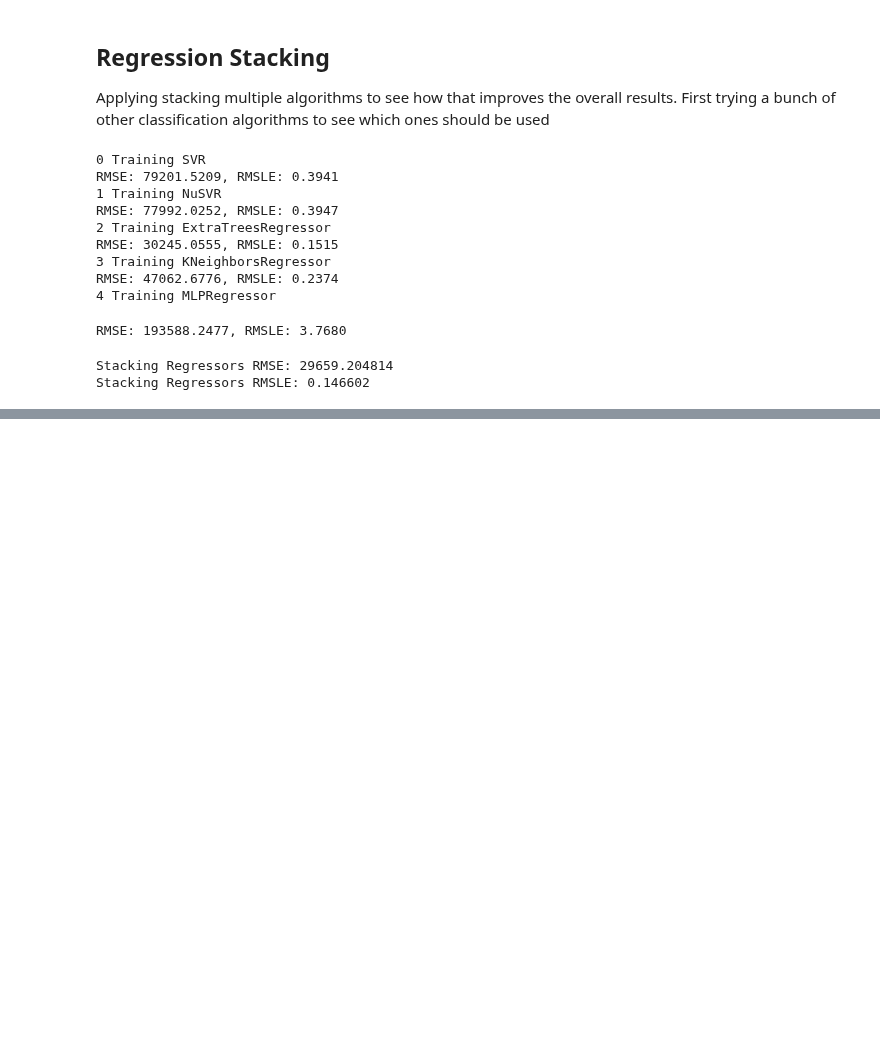
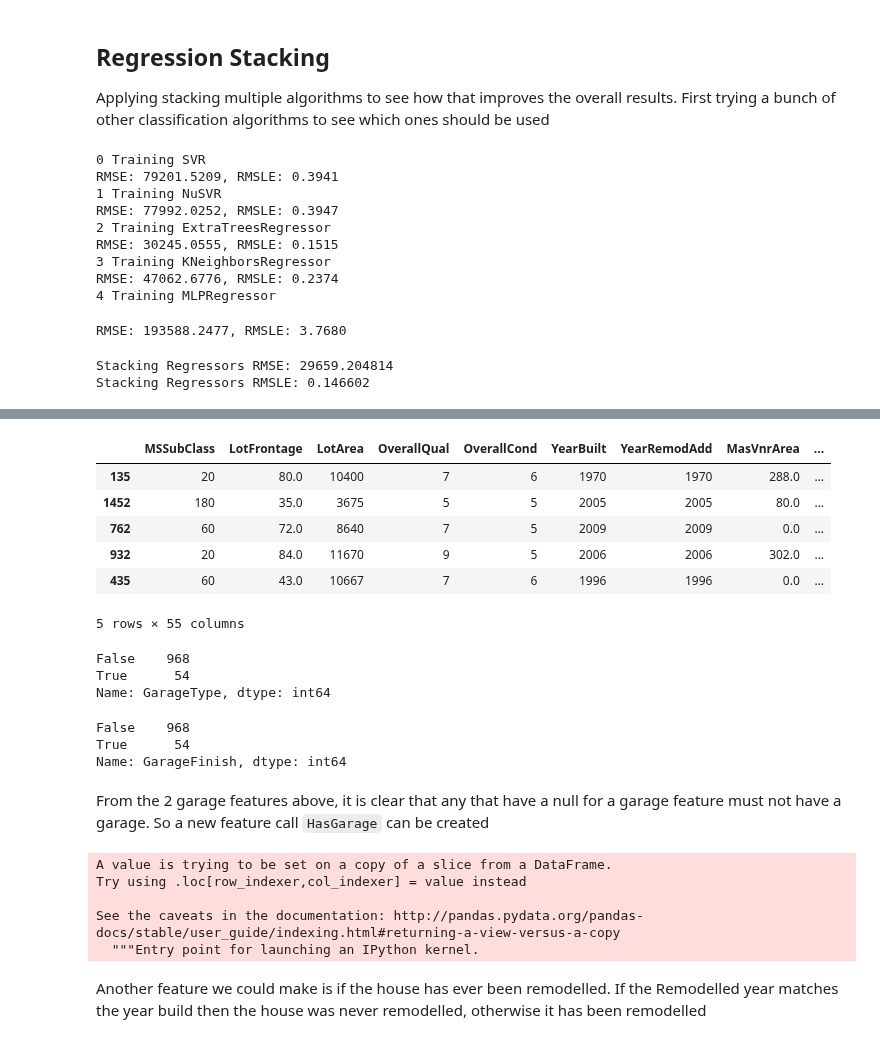
Before and after one commit to Ryan95Z/ml-house-prices, a Jupyter notebook: notebooks/4. Feature Engineering v2.ipynb, the cells around one changed output, grey strips where cells are left out. Drawn from its saved outputs; the diff is of its cells as text; code cells hidden in the pictures; blank space fills up the shorter version.

```diff
--- a/notebooks/4. Feature Engineering v2.ipynb
+++ b/notebooks/4. Feature Engineering v2.ipynb
@@ -951,0 +952,4 @@ Stacking multiple regression models has resulted in a significant improvement in
+# %%
+# Take all the current features first to understand what we have so far
+current_features = numeric_cols_v2 + ordinal_cols_non_missing + ordinal_features_missing_cols + categorical_cols_v2
+X_train_current = X_train[current_features]
@@ -951,0 +976,34 @@ Stacking multiple regression models has resulted in a significant improvement in
+# %%
+X_train_current.head()
+# %% [output]
+|  | MSSubClass | LotFrontage | LotArea | OverallQual | OverallCond | YearBuilt | YearRemodAdd | MasVnrArea | ... |
+| 135 | 20 | 80.0 | 10400 | 7 | 6 | 1970 | 1970 | 288.0 | ... |
+| 1452 | 180 | 35.0 | 3675 | 5 | 5 | 2005 | 2005 | 80.0 | ... |
+| 762 | 60 | 72.0 | 8640 | 7 | 5 | 2009 | 2009 | 0.0 | ... |
+| 932 | 20 | 84.0 | 11670 | 9 | 5 | 2006 | 2006 | 302.0 | ... |
+| 435 | 60 | 43.0 | 10667 | 7 | 6 | 1996 | 1996 | 0.0 | ... |
+5 rows × 55 columns
+# %%
+X_train_current.GarageType.isna().value_counts()
+# %% [output]
+False    968
+True      54
+Name: GarageType, dtype: int64
+# %%
+X_train_current.GarageFinish.isna().value_counts()
+# %% [output]
+False    968
+True      54
+Name: GarageFinish, dtype: int64
+# %% [markdown]
+From the 2 garage features above, it is clear that any that have a null for a garage feature must not have a garage. So a new feature call `HasGarage` can be created
+# %%
+X_train_current['HasGarage'] = X_train_current.GarageType.isna().astype(int)
+# %% [output]
+A value is trying to be set on a copy of a slice from a DataFrame.
+Try using .loc[row_indexer,col_indexer] = value instead
+
+See the caveats in the documentation: http://pandas.pydata.org/pandas-docs/stable/user_guide/indexing.html#returning-a-view-versus-a-copy
+  """Entry point for launching an IPython kernel.
+# %% [markdown]
+Another feature we could make is if the house has ever been remodelled. If the Remodelled year matches the year build then the house was never remodelled, otherwise it has been remodelled
```
Also changed, not shown: parts of 9 cells of this notebook.
